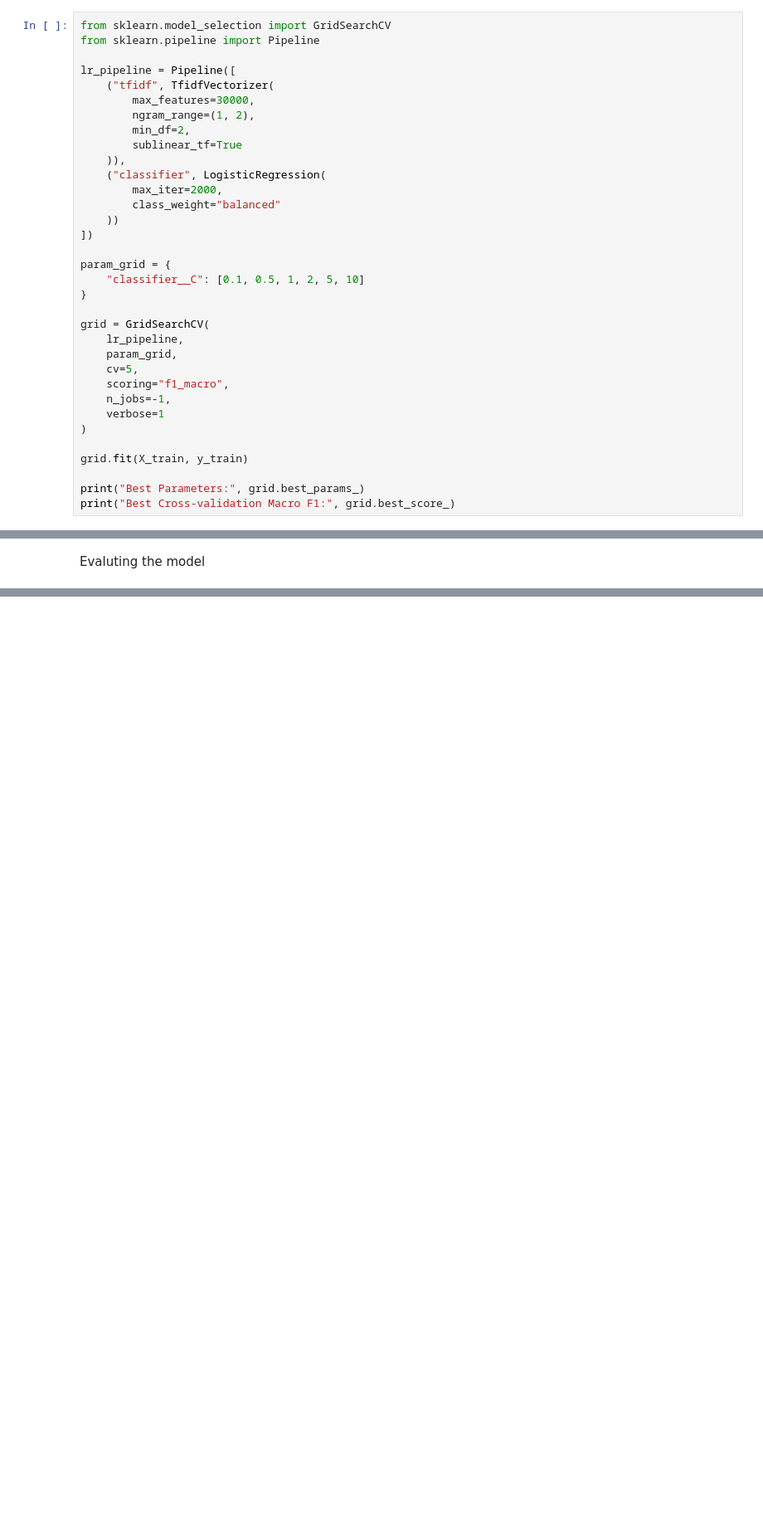
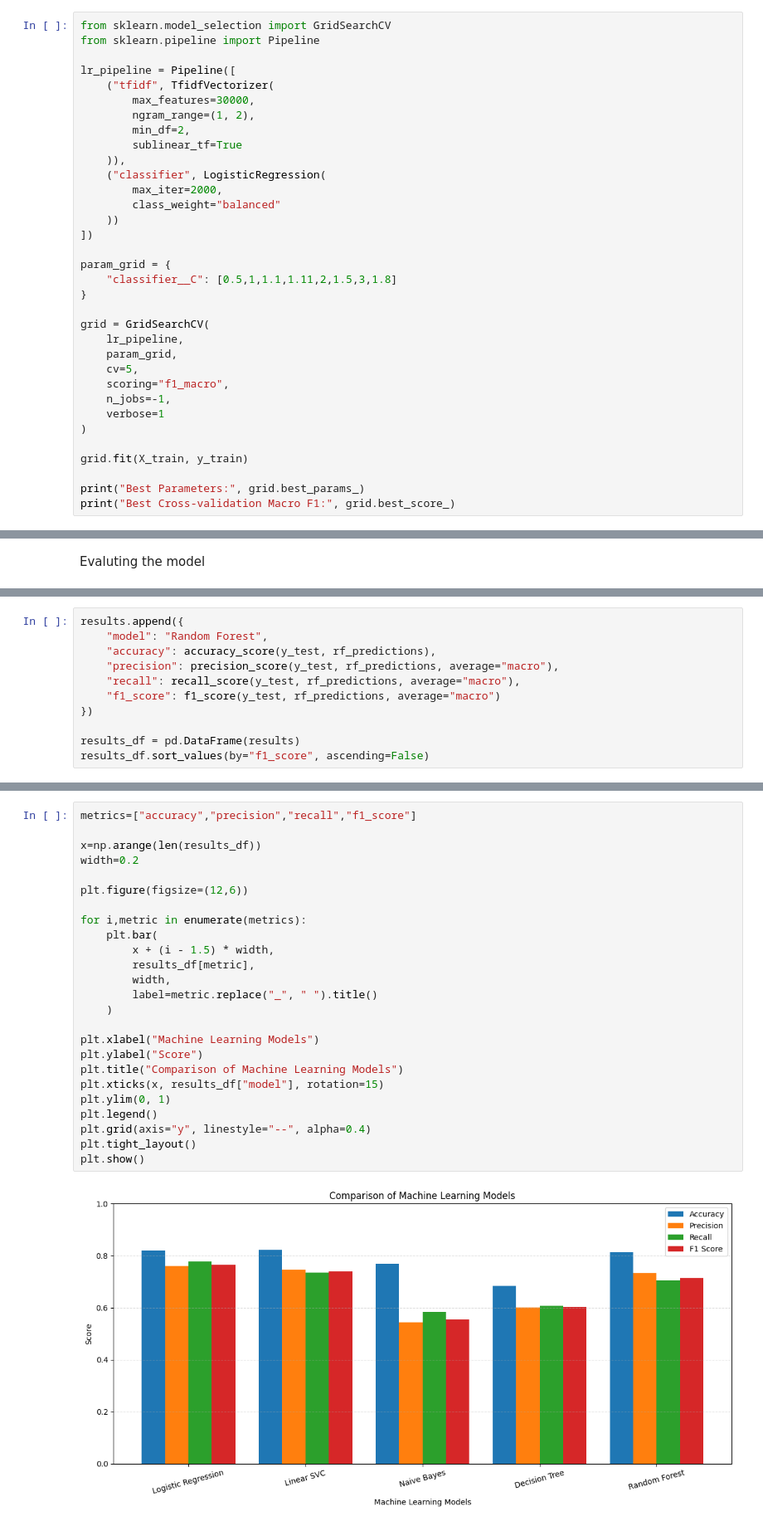
Before and after one commit to pusalaspreetham-code/amazon-review-analyzer, a Jupyter notebook: data_prepocessing/sentiment_preprocessing.ipynb, the cells around one changed output, grey strips where cells are left out. Shown at 83% size. Cells and saved outputs as stored; diff of their text form; blank space fills up the shorter version.

```diff
--- a/data_prepocessing/sentiment_preprocessing.ipynb
+++ b/data_prepocessing/sentiment_preprocessing.ipynb
@@ -468,7 +468,7 @@ lr_pipeline = Pipeline([
 ])
 
 param_grid = {
-    "classifier__C": [0.1, 0.5, 1, 2, 5, 10]
+    "classifier__C": [0.5,1,1.1,1.11,2,1.5,3,1.8]
 }
 
 grid = GridSearchCV(
@@ -565,0 +650,11 @@ Confusion Matrix:
+# %%
+results.append({
+    "model": "Random Forest",
+    "accuracy": accuracy_score(y_test, rf_predictions),
+    "precision": precision_score(y_test, rf_predictions, average="macro"),
+    "recall": recall_score(y_test, rf_predictions, average="macro"),
+    "f1_score": f1_score(y_test, rf_predictions, average="macro")
+})
+
+results_df = pd.DataFrame(results)
+results_df.sort_values(by="f1_score", ascending=False)
@@ -565,0 +670,27 @@ Confusion Matrix:
+# %%
+metrics=["accuracy","precision","recall","f1_score"]
+
+x=np.arange(len(results_df))
+width=0.2
+
+plt.figure(figsize=(12,6))
+
+for i,metric in enumerate(metrics):
+    plt.bar(
+        x + (i - 1.5) * width,
+        results_df[metric],
+        width,
+        label=metric.replace("_", " ").title()
+    )
+
+plt.xlabel("Machine Learning Models")
+plt.ylabel("Score")
+plt.title("Comparison of Machine Learning Models")
+plt.xticks(x, results_df["model"], rotation=15)
+plt.ylim(0, 1)
+plt.legend()
+plt.grid(axis="y", linestyle="--", alpha=0.4)
+plt.tight_layout()
+plt.show()
+# %% [output]
+[figure, added]
```
Also changed, not shown: parts of 15 cells of this notebook.
